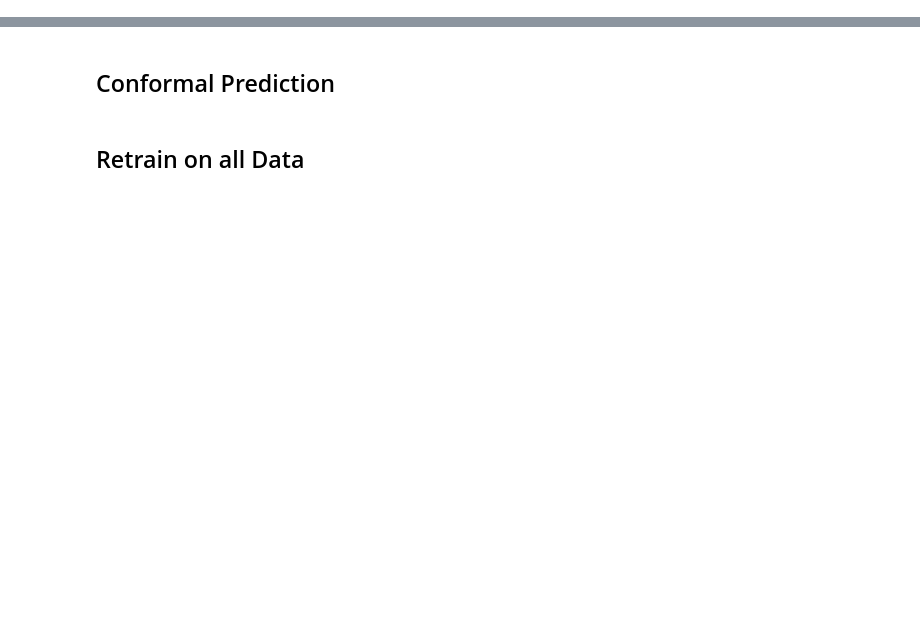
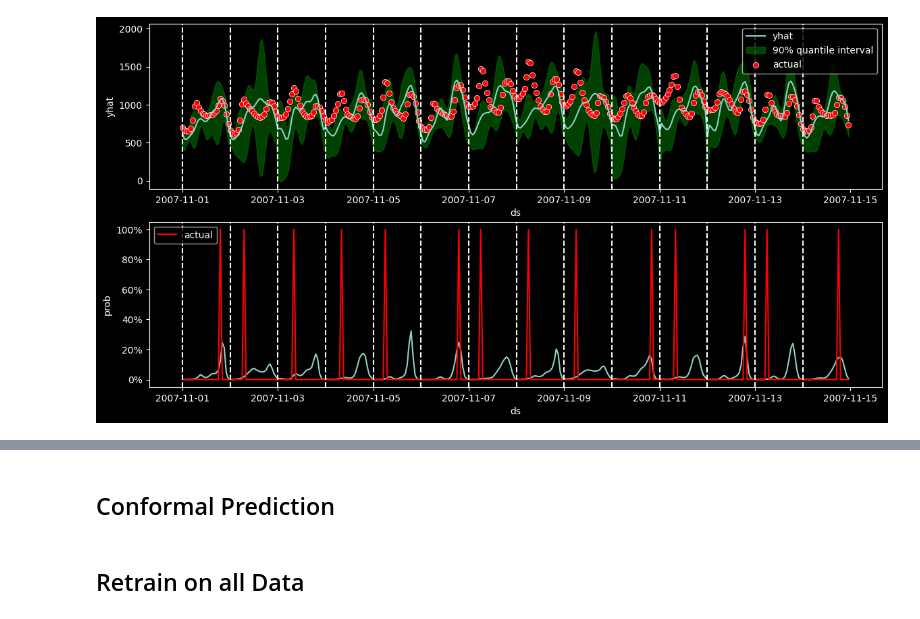
Before and after one commit to ichbinallen/energy_meter, a Jupyter notebook: notebooks/NeuralProphetTest.ipynb, the cells around one changed output, grey strips where cells are left out. Saved outputs shown, nothing was run; the diff lists cells and outputs as text; code cells hidden in the pictures; blank space fills up the shorter version.

```diff
--- a/notebooks/NeuralProphetTest.ipynb
+++ b/notebooks/NeuralProphetTest.ipynb
@@ -43,0 +252,4 @@ tune_data, test_data = temporal_train_test_split(test_data, test_size=1 / 3)
+# %%
+forecast_and_prob_plot(quantile_probs, method='quantile', start_time='2007-11-01 00:00:00', end_time='2007-11-14 23:00:00')
+# %% [output]
+[figure, added]
```
Also changed, not shown: parts of 26 cells of this notebook.
